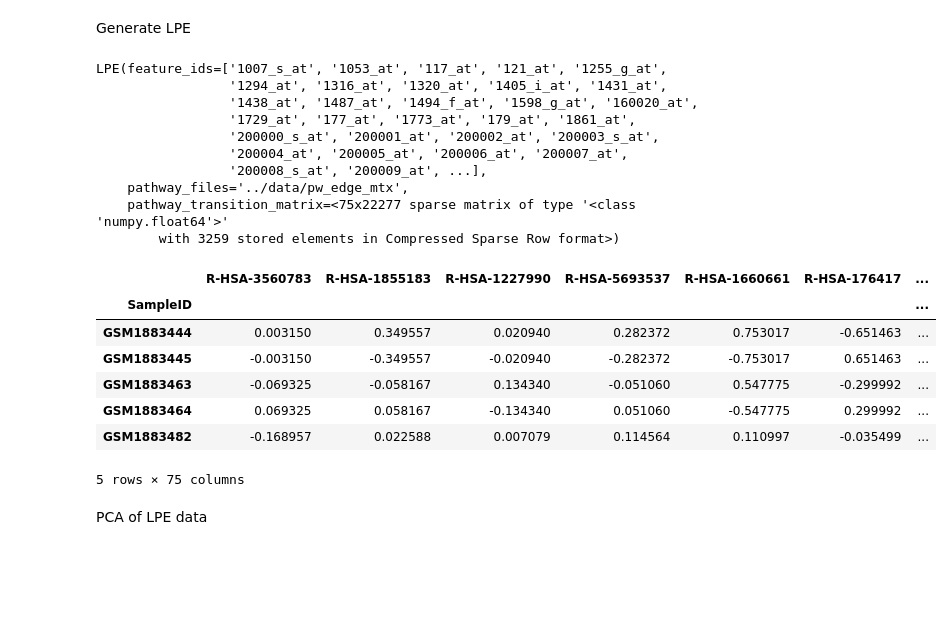
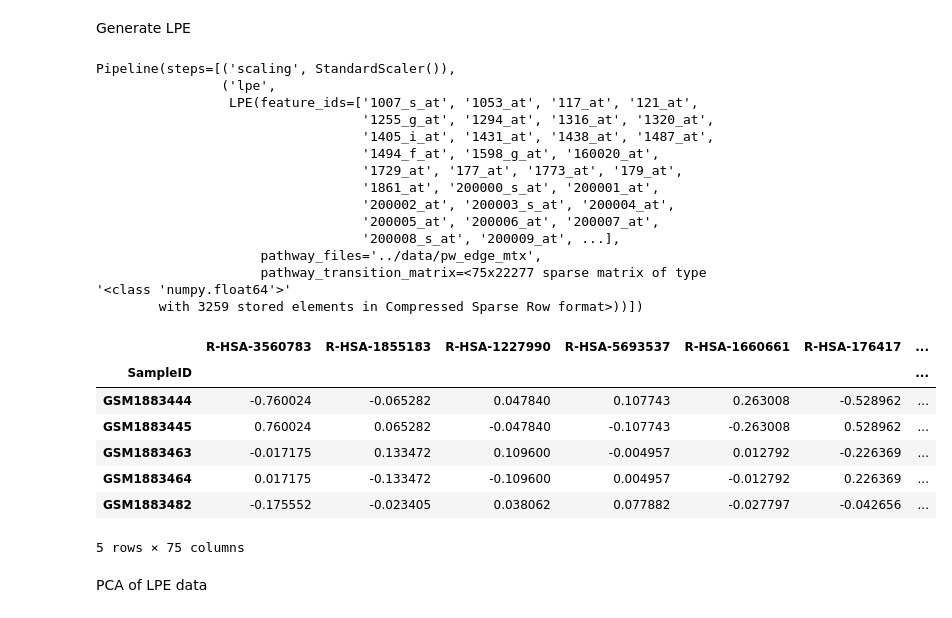
Before and after one commit to nmank/GradCourses, a Jupyter notebook: test_scripts/test_GLPE.ipynb, the cells around one changed output. Cells and saved outputs as stored; diff of their text form; code cells hidden in the pictures; blank space fills up the shorter version.

```diff
--- a/test_scripts/test_GLPE.ipynb
+++ b/test_scripts/test_GLPE.ipynb
@@ -140,29 +157,35 @@ lpe = GLPE.LPE(feature_ids = list(ds.columns),
 # %% [markdown]
 Generate LPE
 # %%
-lpe.fit(np.array(ds))
+lpe_pipeline = Pipeline([('scaling', StandardScaler()), ('lpe', lpe)])
+
+lpe_pipeline.fit(np.array(ds))
 # %% [output]
-LPE(feature_ids=['1007_s_at', '1053_at', '117_at', '121_at', '1255_g_at',
-                 '1294_at', '1316_at', '1320_at', '1405_i_at', '1431_at',
-                 '1438_at', '1487_at', '1494_f_at', '1598_g_at', '160020_at',
-                 '1729_at', '177_at', '1773_at', '179_at', '1861_at',
-                 '200000_s_at', '200001_at', '200002_at', '200003_s_at',
-                 '200004_at', '200005_at', '200006_at', '200007_at',
-                 '200008_s_at', '200009_at', ...],
-    pathway_files='../data/pw_edge_mtx',
-    pathway_transition_matrix=<75x22277 sparse matrix of type '<class 'numpy.float64'>'
-        with 3259 stored elements in Compressed Sparse Row format>)
+Pipeline(steps=[('scaling', StandardScaler()),
+                ('lpe',
+                 LPE(feature_ids=['1007_s_at', '1053_at', '117_at', '121_at',
+                                  '1255_g_at', '1294_at', '1316_at', '1320_at',
+                                  '1405_i_at', '1431_at', '1438_at', '1487_at',
+                                  '1494_f_at', '1598_g_at', '160020_at',
+                                  '1729_at', '177_at', '1773_at', '179_at',
+                                  '1861_at', '200000_s_at', '200001_at',
+                                  '200002_at', '200003_s_at', '200004_at',
+                                  '200005_at', '200006_at', '200007_at',
+                                  '200008_s_at', '200009_at', ...],
+                     pathway_files='../data/pw_edge_mtx',
+                     pathway_transition_matrix=<75x22277 sparse matrix of type '<class 'numpy.float64'>'
+        with 3259 stored elements in Compressed Sparse Row format>))])
 # %%
-pw_expr_lpe = pandas.DataFrame(lpe.transform(np.array(ds)), index = ds.index, columns = lpe.pathway_names_)
+pw_expr_lpe = pandas.DataFrame(lpe_pipeline.transform(np.array(ds)), index = ds.index, columns = lpe_pipeline['lpe'].pathway_names_)
 pw_expr_lpe.head()
 # %% [output]
 |  | R-HSA-3560783 | R-HSA-1855183 | R-HSA-1227990 | R-HSA-5693537 | R-HSA-1660661 | R-HSA-176417 | ... |
 | SampleID |  |  |  |  |  |  | ... |
-| GSM1883444 | 0.003150 | 0.349557 | 0.020940 | 0.282372 | 0.753017 | -0.651463 | ... |
-| GSM1883445 | -0.003150 | -0.349557 | -0.020940 | -0.282372 | -0.753017 | 0.651463 | ... |
-| GSM1883463 | -0.069325 | -0.058167 | 0.134340 | -0.051060 | 0.547775 | -0.299992 | ... |
-| GSM1883464 | 0.069325 | 0.058167 | -0.134340 | 0.051060 | -0.547775 | 0.299992 | ... |
-| GSM1883482 | -0.168957 | 0.022588 | 0.007079 | 0.114564 | 0.110997 | -0.035499 | ... |
+| GSM1883444 | -0.760024 | -0.065282 | 0.047840 | 0.107743 | 0.263008 | -0.528962 | ... |
+| GSM1883445 | 0.760024 | 0.065282 | -0.047840 | -0.107743 | -0.263008 | 0.528962 | ... |
+| GSM1883463 | -0.017175 | 0.133472 | 0.109600 | -0.004957 | 0.012792 | -0.226369 | ... |
+| GSM1883464 | 0.017175 | -0.133472 | -0.109600 | 0.004957 | -0.012792 | 0.226369 | ... |
+| GSM1883482 | -0.175552 | -0.023405 | 0.038062 | 0.077882 | -0.027797 | -0.042656 | ... |
 5 rows × 75 columns
 # %% [markdown]
 PCA of LPE data
```
Also changed, not shown: parts of 4 cells of this notebook, 3 other files.
